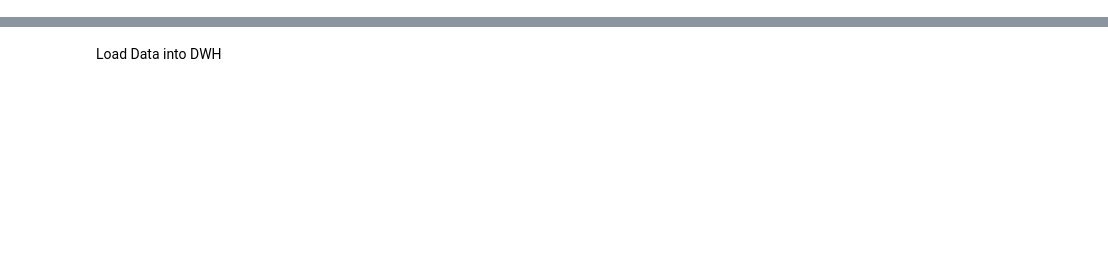
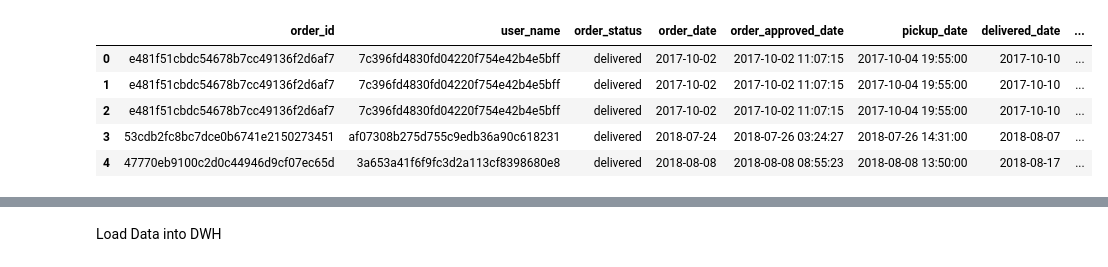
Before and after one commit to MaiElsayed01/ecommerce_etl, a Jupyter notebook: ecommerce_etl.ipynb, the cells around one changed output, grey strips where cells are left out. Saved outputs shown, nothing was run; the diff lists cells and outputs as text; code cells hidden in the pictures; blank space fills up the shorter version.

```diff
--- a/ecommerce_etl.ipynb
+++ b/ecommerce_etl.ipynb
@@ -400,0 +345,15 @@ feedback_df.head()
+# %%
+#handle date and time columns
+order_df['order_date'] = pd.to_datetime(order_df['order_date'])
+order_df['order_time'] = order_df['order_date'].dt.time
+order_df['order_date'] = order_df['order_date'].dt.date
+
+order_df['delivered_date'] = pd.to_datetime(order_df['delivered_date'])
+order_df['delivered_time'] = order_df['delivered_date'].dt.time
+order_df['delivered_date'] = order_df['delivered_date'].dt.date
+
+order_df['estimated_time_delivery'] = pd.to_datetime(order_df['estimated_time_delivery'])
+order_df['estimated_time_delivery'] = order_df['estimated_time_delivery'].dt.date
+order_df = order_df.rename(columns={'estimated_time_delivery': 'estimated_delivery_date'})
+
+order_df.info()
@@ -400,0 +378,15 @@ feedback_df.head()
+# %%
+# add order payments to the order dataframe
+order_df = order_df.merge(
+    payment_df[['order_id', 'payment_type', 'payment_installments', 'payment_value']],
+    on='order_id',
+    how='left'
+)
+order_df.head()
+# %% [output]
+|  | order_id | user_name | order_status | order_date | order_approved_date | pickup_date | delivered_date | ... |
+| 0 | e481f51cbdc54678b7cc49136f2d6af7 | 7c396fd4830fd04220f754e42b4e5bff | delivered | 2017-10-02 | 2017-10-02 11:07:15 | 2017-10-04 19:55:00 | 2017-10-10 | ... |
+| 1 | e481f51cbdc54678b7cc49136f2d6af7 | 7c396fd4830fd04220f754e42b4e5bff | delivered | 2017-10-02 | 2017-10-02 11:07:15 | 2017-10-04 19:55:00 | 2017-10-10 | ... |
+| 2 | e481f51cbdc54678b7cc49136f2d6af7 | 7c396fd4830fd04220f754e42b4e5bff | delivered | 2017-10-02 | 2017-10-02 11:07:15 | 2017-10-04 19:55:00 | 2017-10-10 | ... |
+| 3 | 53cdb2fc8bc7dce0b6741e2150273451 | af07308b275d755c9edb36a90c618231 | delivered | 2018-07-24 | 2018-07-26 03:24:27 | 2018-07-26 14:31:00 | 2018-08-07 | ... |
+| 4 | 47770eb9100c2d0c44946d9cf07ec65d | 3a653a41f6f9fc3d2a113cf8398680e8 | delivered | 2018-08-08 | 2018-08-08 08:55:23 | 2018-08-08 13:50:00 | 2018-08-17 | ... |
```
Also changed, not shown: parts of 93 cells of this notebook.
